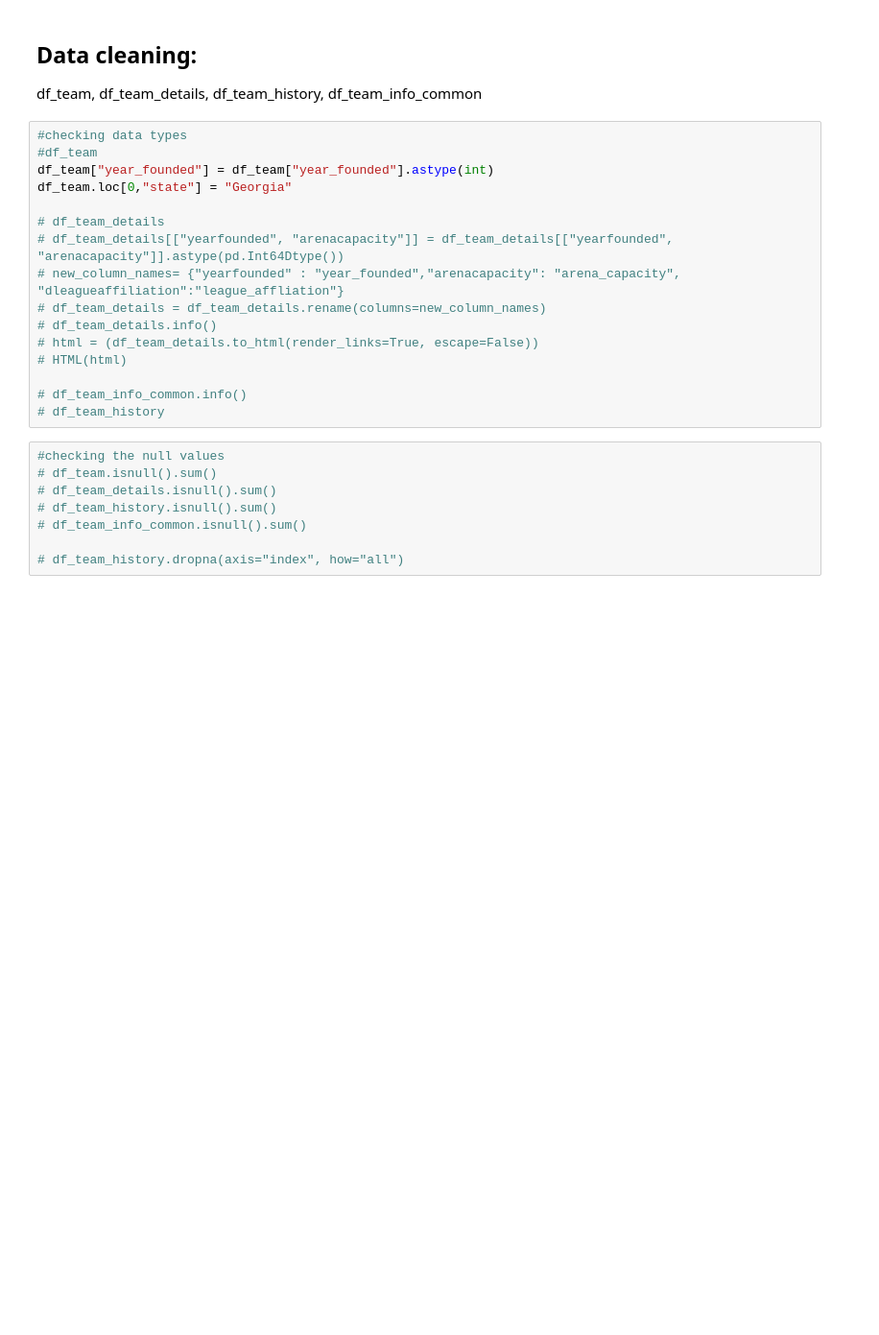
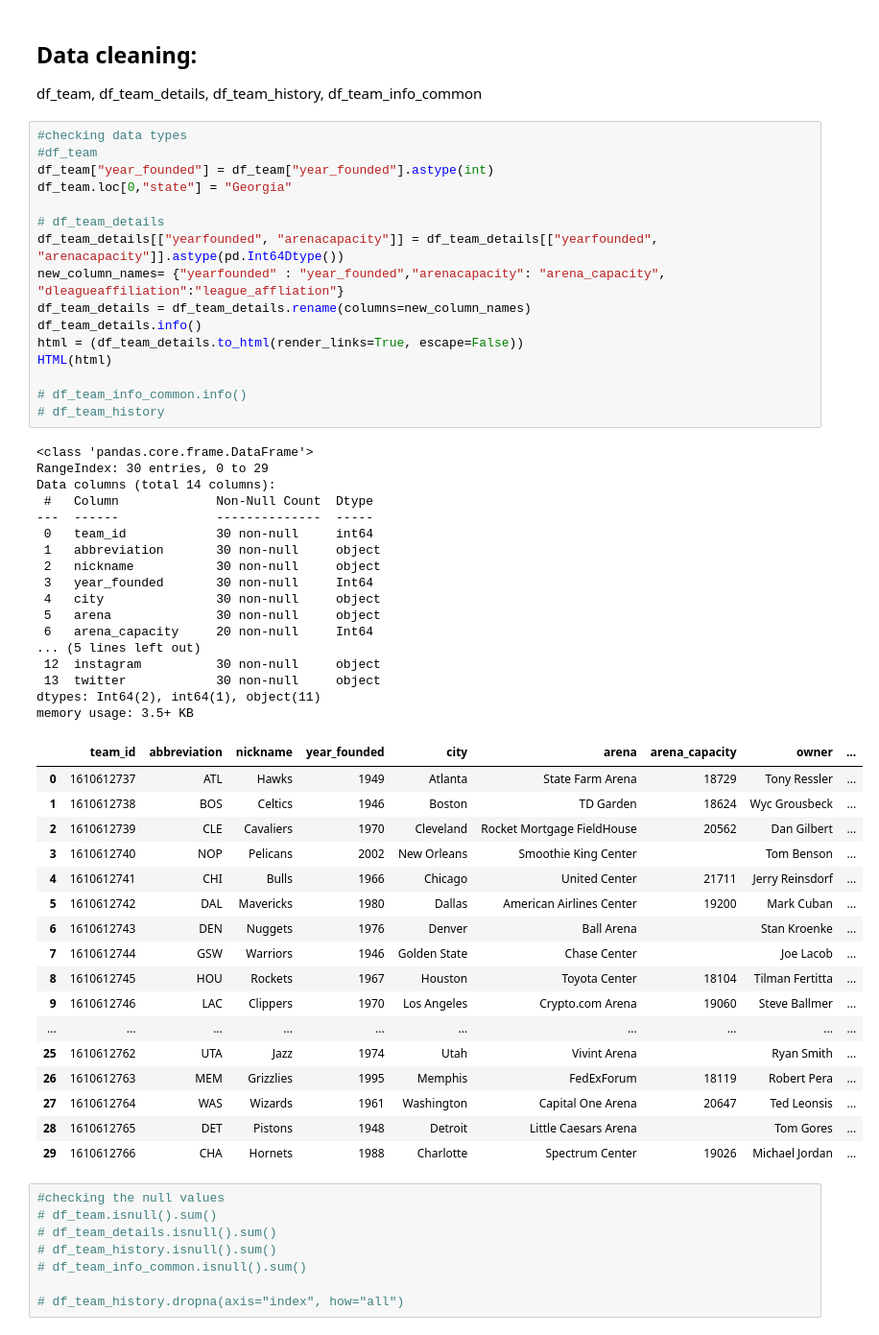
Before and after one commit to mdrhmn48/nba_data_analysis, a Jupyter notebook: pandas.ipynb, the cells around one changed output. Shown at 96% size. Cells and saved outputs as stored; diff of their text form; blank space fills up the shorter version.

```diff
--- a/pandas.ipynb
+++ b/pandas.ipynb
@@ -78,19 +80,54 @@ df_team, df_team_details, df_team_history, df_team_info_common
 # %%
 #checking data types
 #df_team
 df_team["year_founded"] = df_team["year_founded"].astype(int)
 df_team.loc[0,"state"] = "Georgia"
 
 # df_team_details
-# df_team_details[["yearfounded", "arenacapacity"]] = df_team_details[["yearfounded", "arenacapacity"]].astype(pd.Int64Dtype())
-# new_column_names= {"yearfounded" : "year_founded","arenacapacity": "arena_capacity", "dleagueaffiliation":"league_affliation"}
-# df_team_details = df_team_details.rename(columns=new_column_names)
-# df_team_details.info()
-# html = (df_team_details.to_html(render_links=True, escape=False))
-# HTML(html)
+df_team_details[["yearfounded", "arenacapacity"]] = df_team_details[["yearfounded", "arenacapacity"]].astype(pd.Int64Dtype())
+new_column_names= {"yearfounded" : "year_founded","arenacapacity": "arena_capacity", "dleagueaffiliation":"league_affliation"}
+df_team_details = df_team_details.rename(columns=new_column_names)
+df_team_details.info()
+html = (df_team_details.to_html(render_links=True, escape=False))
+HTML(html)
 
 # df_team_info_common.info()
 # df_team_history
+# %% [output]
+<class 'pandas.core.frame.DataFrame'>
+RangeIndex: 30 entries, 0 to 29
+Data columns (total 14 columns):
+ #   Column             Non-Null Count  Dtype
+---  ------             --------------  -----
+ 0   team_id            30 non-null     int64
+ 1   abbreviation       30 non-null     object
+ 2   nickname           30 non-null     object
+ 3   year_founded       30 non-null     Int64
+ 4   city               30 non-null     object
+ 5   arena              30 non-null     object
+ 6   arena_capacity     20 non-null     Int64
+... (5 lines left out)
+ 12  instagram          30 non-null     object
+ 13  twitter            30 non-null     object
+dtypes: Int64(2), int64(1), object(11)
+memory usage: 3.5+ KB
+|  | team_id | abbreviation | nickname | year_founded | city | arena | arena_capacity | owner | ... |
+| 0 | 1610612737 | ATL | Hawks | 1949 | Atlanta | State Farm Arena | 18729 | Tony Ressler | ... |
+| 1 | 1610612738 | BOS | Celtics | 1946 | Boston | TD Garden | 18624 | Wyc Grousbeck | ... |
+| 2 | 1610612739 | CLE | Cavaliers | 1970 | Cleveland | Rocket Mortgage FieldHouse | 20562 | Dan Gilbert | ... |
+| 3 | 1610612740 | NOP | Pelicans | 2002 | New Orleans | Smoothie King Center |  | Tom Benson | ... |
+| 4 | 1610612741 | CHI | Bulls | 1966 | Chicago | United Center | 21711 | Jerry Reinsdorf | ... |
+| 5 | 1610612742 | DAL | Mavericks | 1980 | Dallas | American Airlines Center | 19200 | Mark Cuban | ... |
+| 6 | 1610612743 | DEN | Nuggets | 1976 | Denver | Ball Arena |  | Stan Kroenke | ... |
+| 7 | 1610612744 | GSW | Warriors | 1946 | Golden State | Chase Center |  | Joe Lacob | ... |
+| 8 | 1610612745 | HOU | Rockets | 1967 | Houston | Toyota Center | 18104 | Tilman Fertitta | ... |
+| 9 | 1610612746 | LAC | Clippers | 1970 | Los Angeles | Crypto.com Arena | 19060 | Steve Ballmer | ... |
+| ... | ... | ... | ... | ... | ... | ... | ... | ... | ... |
+| 25 | 1610612762 | UTA | Jazz | 1974 | Utah | Vivint Arena |  | Ryan Smith | ... |
+| 26 | 1610612763 | MEM | Grizzlies | 1995 | Memphis | FedExForum | 18119 | Robert Pera | ... |
+| 27 | 1610612764 | WAS | Wizards | 1961 | Washington | Capital One Arena | 20647 | Ted Leonsis | ... |
+| 28 | 1610612765 | DET | Pistons | 1948 | Detroit | Little Caesars Arena |  | Tom Gores | ... |
+| 29 | 1610612766 | CHA | Hornets | 1988 | Charlotte | Spectrum Center | 19026 | Michael Jordan | ... |
 # %%
 #checking the null values
 # df_team.isnull().sum()
```
Also changed, not shown: parts of 36 cells of this notebook.
